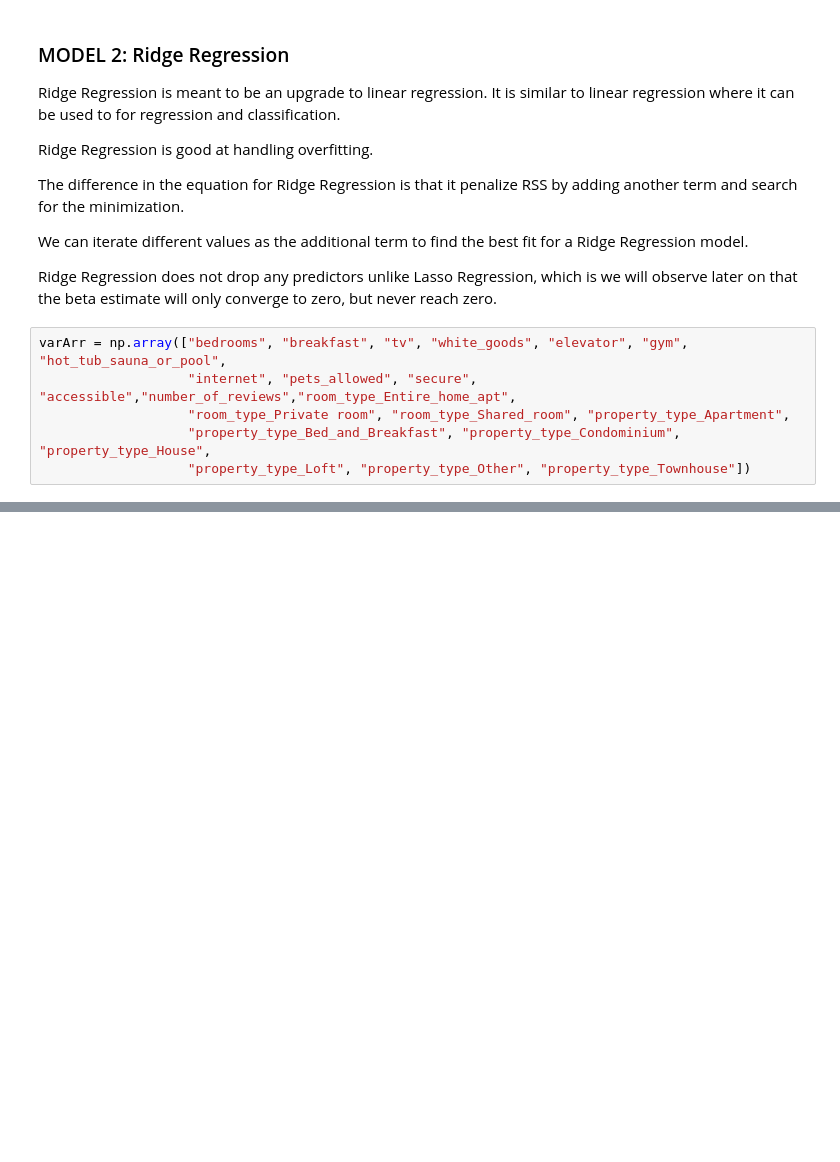
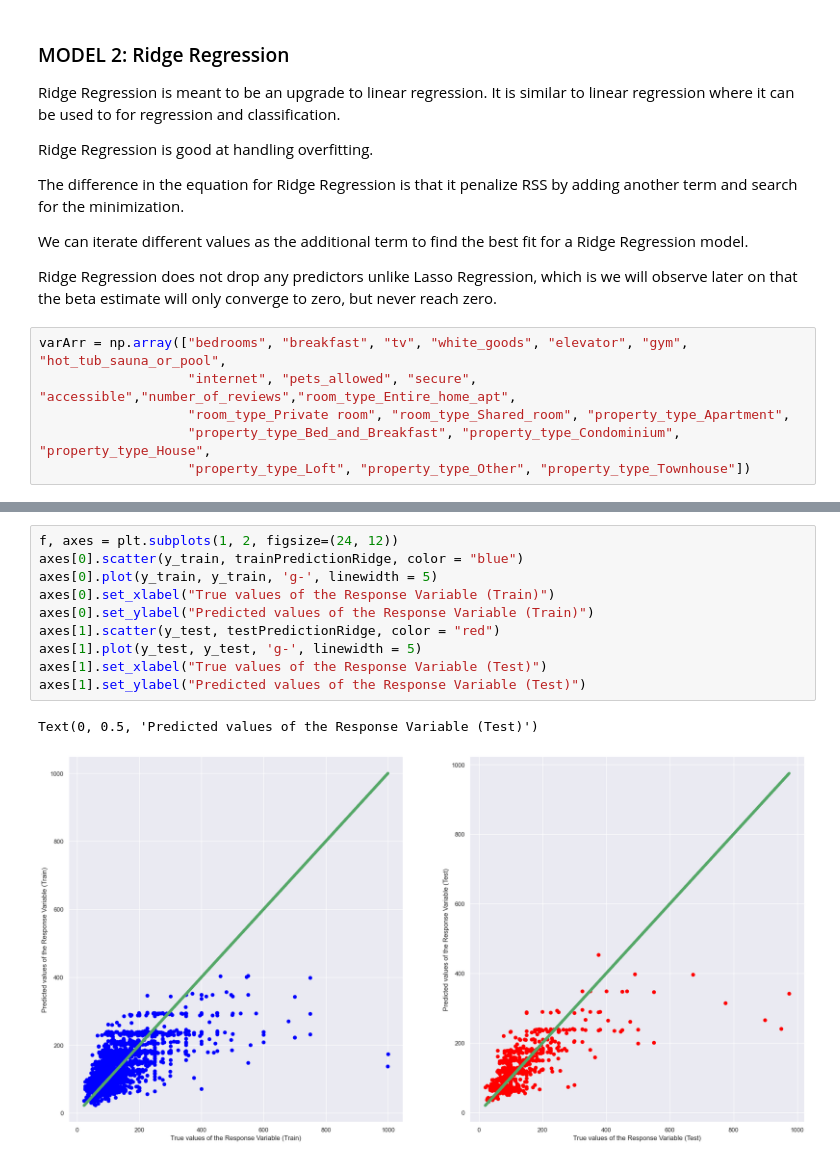
Before and after one commit to bhavya-06darshnik/Airbnb_Data_Analysis, a Jupyter notebook: ML_modeling.ipynb, the cells around one changed output, grey strips where cells are left out. Saved outputs shown, nothing was run; the diff lists cells and outputs as text; blank space fills up the shorter version.

```diff
--- a/ML_modeling.ipynb
+++ b/ML_modeling.ipynb
@@ -383,0 +432,13 @@ for i in para:
+# %%
+f, axes = plt.subplots(1, 2, figsize=(24, 12))
+axes[0].scatter(y_train, trainPredictionRidge, color = "blue")
+axes[0].plot(y_train, y_train, 'g-', linewidth = 5)
+axes[0].set_xlabel("True values of the Response Variable (Train)")
+axes[0].set_ylabel("Predicted values of the Response Variable (Train)")
+axes[1].scatter(y_test, testPredictionRidge, color = "red")
+axes[1].plot(y_test, y_test, 'g-', linewidth = 5)
+axes[1].set_xlabel("True values of the Response Variable (Test)")
+axes[1].set_ylabel("Predicted values of the Response Variable (Test)")
+# %% [output]
+Text(0, 0.5, 'Predicted values of the Response Variable (Test)')
+[figure, added]
```
Also changed, not shown: parts of 10 cells of this notebook.
